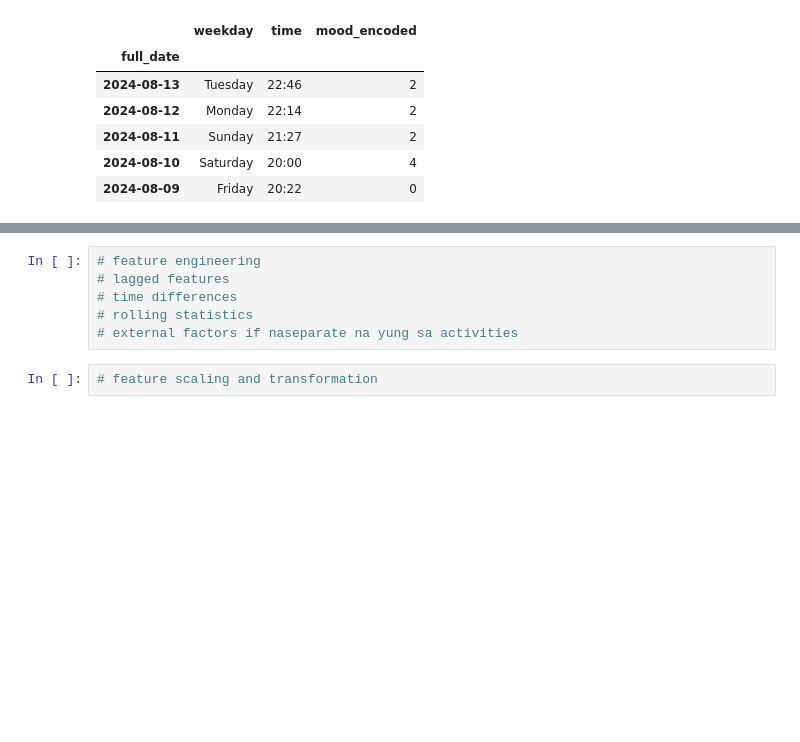
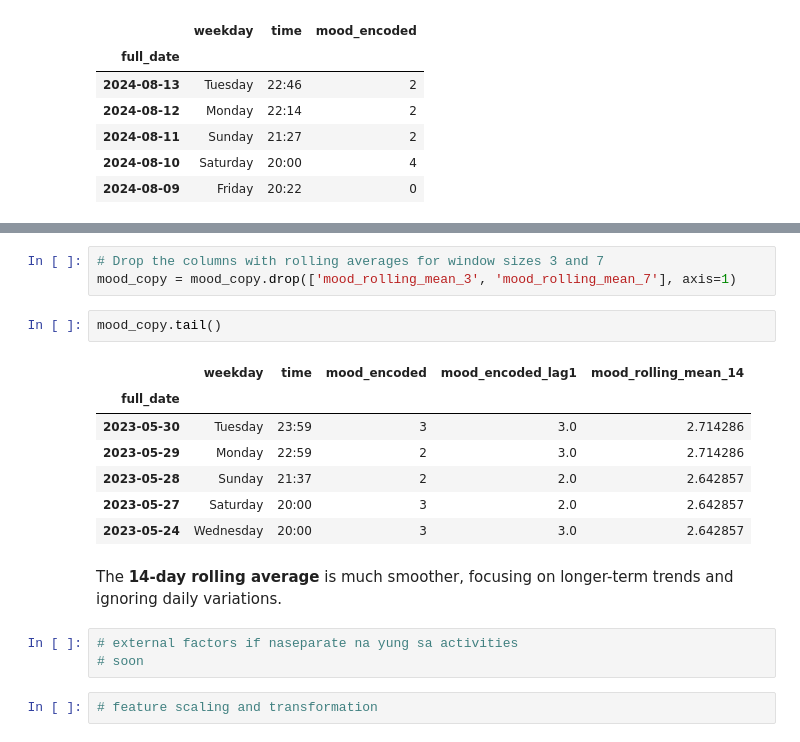
Before and after one commit to samservo09/mood-trend, a Jupyter notebook: mood_trend.ipynb, the cells around one changed output, grey strips where cells are left out. Cells and saved outputs as stored; diff of their text form; blank space fills up the shorter version.

```diff
--- a/mood_trend.ipynb
+++ b/mood_trend.ipynb
@@ -368,9 +403,21 @@ mood_copy.head()
+# %%
+# Drop the columns with rolling averages for window sizes 3 and 7
+mood_copy = mood_copy.drop(['mood_rolling_mean_3', 'mood_rolling_mean_7'], axis=1)
+# %%
+mood_copy.tail()
+# %% [output]
+|  | weekday | time | mood_encoded | mood_encoded_lag1 | mood_rolling_mean_14 |
+| full_date |  |  |  |  |  |
+| 2023-05-30 | Tuesday | 23:59 | 3 | 3.0 | 2.714286 |
+| 2023-05-29 | Monday | 22:59 | 2 | 3.0 | 2.714286 |
+| 2023-05-28 | Sunday | 21:37 | 2 | 2.0 | 2.642857 |
+| 2023-05-27 | Saturday | 20:00 | 3 | 2.0 | 2.642857 |
+| 2023-05-24 | Wednesday | 20:00 | 3 | 3.0 | 2.642857 |
+# %% [markdown]
+The **14-day rolling average** is much smoother, focusing on longer-term trends and ignoring daily variations.
 # %%
-# feature engineering
-# lagged features
-# time differences
-# rolling statistics
 # external factors if naseparate na yung sa activities
+# soon
 # %%
 # feature scaling and transformation
 # %%
```
Also changed, not shown: parts of 5 cells of this notebook.
